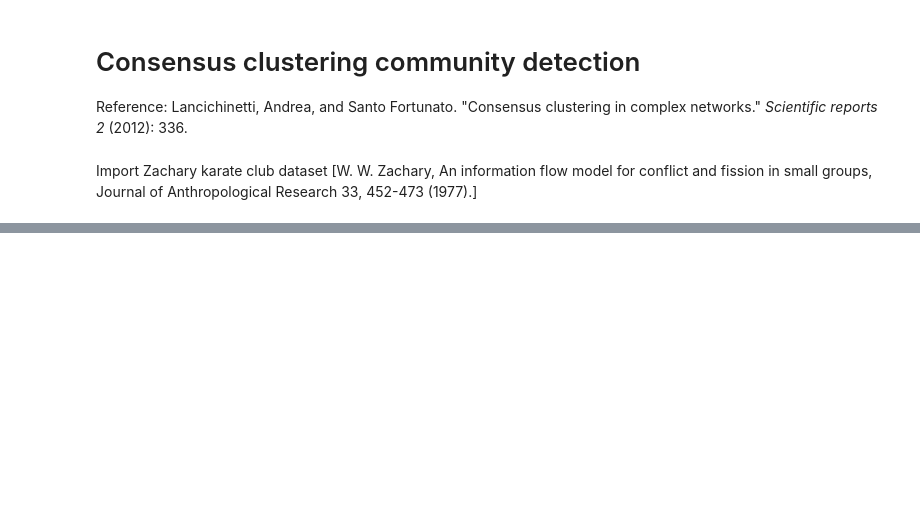
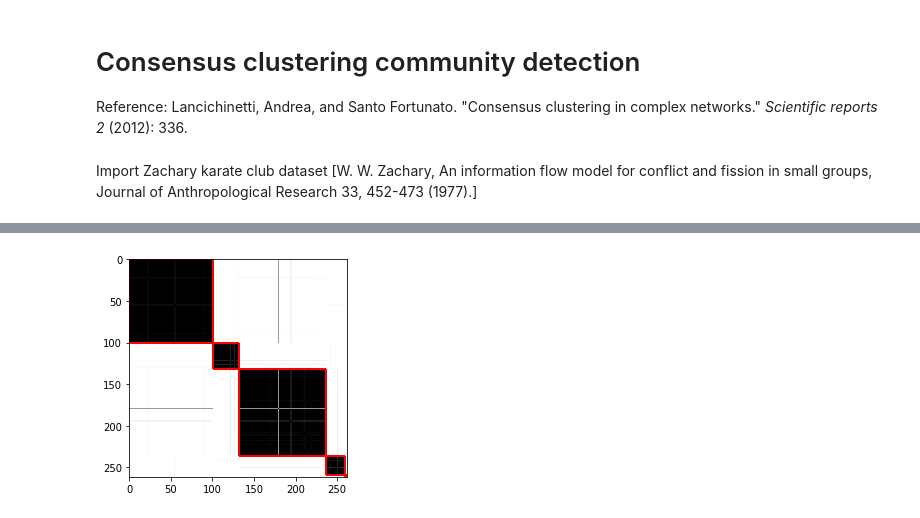
Before and after one commit to PhD-Dafne/network-tools, a Jupyter notebook: notebooks/Consensus.ipynb, the cells around one changed output, grey strips where cells are left out. Saved outputs shown, nothing was run; the diff lists cells and outputs as text; code cells hidden in the pictures; blank space fills up the shorter version.

```diff
--- a/notebooks/Consensus.ipynb
+++ b/notebooks/Consensus.ipynb
@@ -37,2 +55,2 @@ communities.plot_sorted_adjacency(adj, partition1_law)
 # %%
-cons2_law, partition2_law = consensus.consensus_partition(g_law, threshold=0, weights='weight')
+cons2_law, partition2_law = consensus.consensus_partition(g_law, threshold=0.5, weights='weight')
@@ -42,3 +57,7 @@ communities.plot_sorted_adjacency(adj, partition2_law)
+# %%
+communities.plot_sorted_adjacency(cons2_law, partition2_law)
+# %% [output]
+[figure, added]
 # %%
 g_law.vs['consensus'] = partition2_law
 # %%
```
Also changed, not shown: parts of 17 cells of this notebook, 4 other files.
